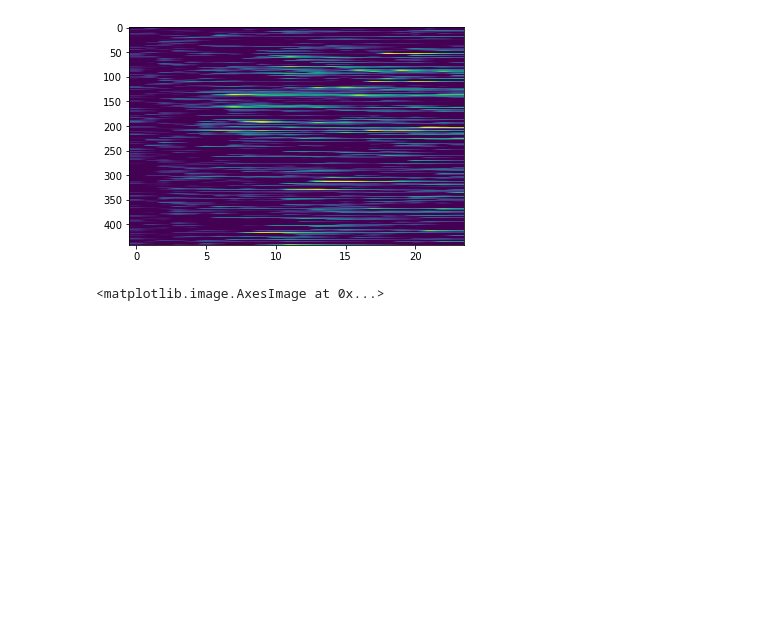
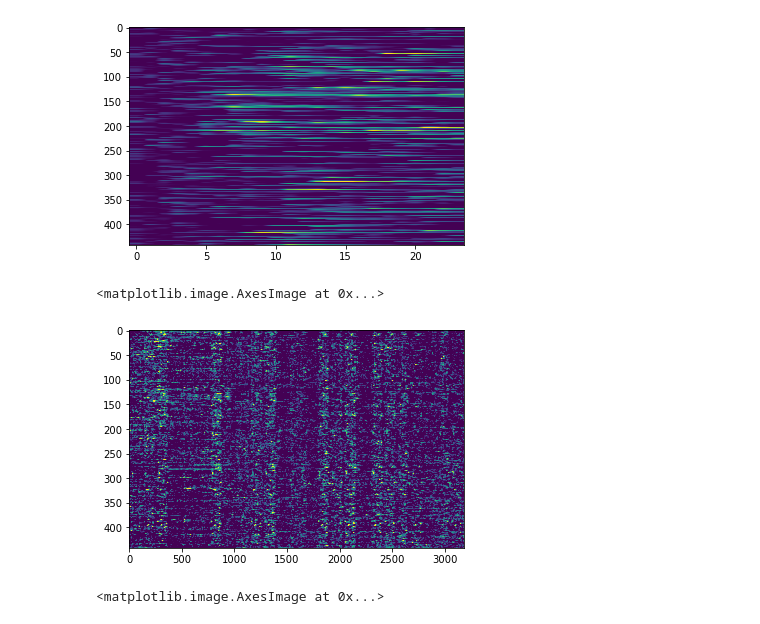
Before and after one commit to willyh101/live2p, a Jupyter notebook: notebooks/test_processing.ipynb, the cells around one changed output. Cells and saved outputs as stored; diff of their text form; code cells hidden in the pictures; blank space fills up the shorter version.

```diff
--- a/notebooks/test_processing.ipynb
+++ b/notebooks/test_processing.ipynb
@@ -26,7 +26,7 @@ jfile.keys()
 # %% [output]
 dict_keys(['c', 'splits'])
 # %%
-data = process_data(**jfile, normalizer='zscore', fr=6.36, )
+data, trialwise_data = process_data(**jfile, normalizer='zscore', fr=6.36, )
 # %%
 data.shape
 # %% [output]
@@ -36,6 +36,11 @@ plt.imshow(data[2,:,:], aspect='auto', vmin=0, vmax=2)
 # %% [output]
 <matplotlib.image.AxesImage at 0x...>
 [figure]
+# %%
+plt.imshow(data[:,500:], aspect='auto', vmin=0, vmax=2)
+# %% [output]
+<matplotlib.image.AxesImage at 0x...>
+[figure, added]
 # %%
 traces = np.asarray(jfile['c'])
 traces_min = min_subtract(traces)
```
Also changed, not shown: parts of 4 cells of this notebook, 2 other files.
